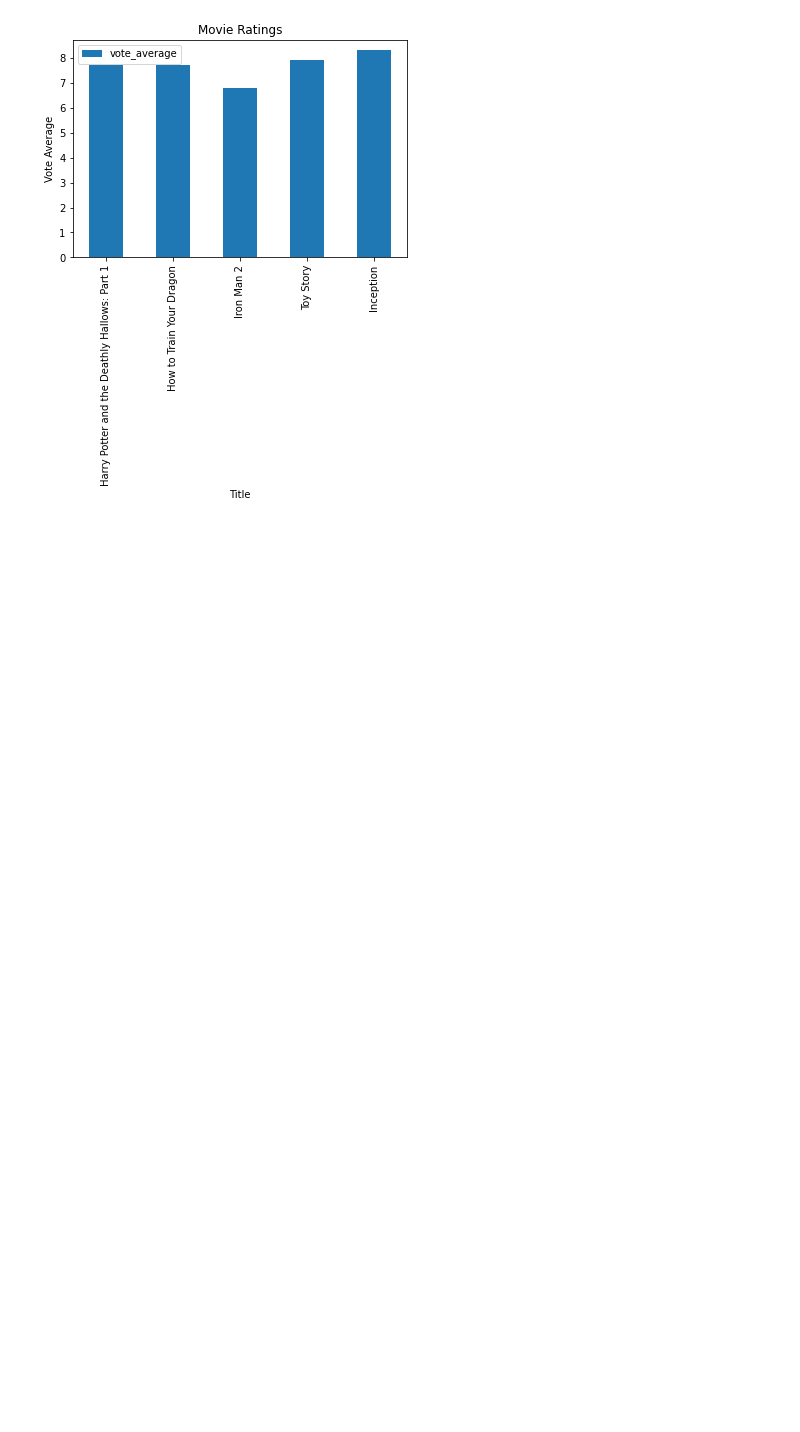
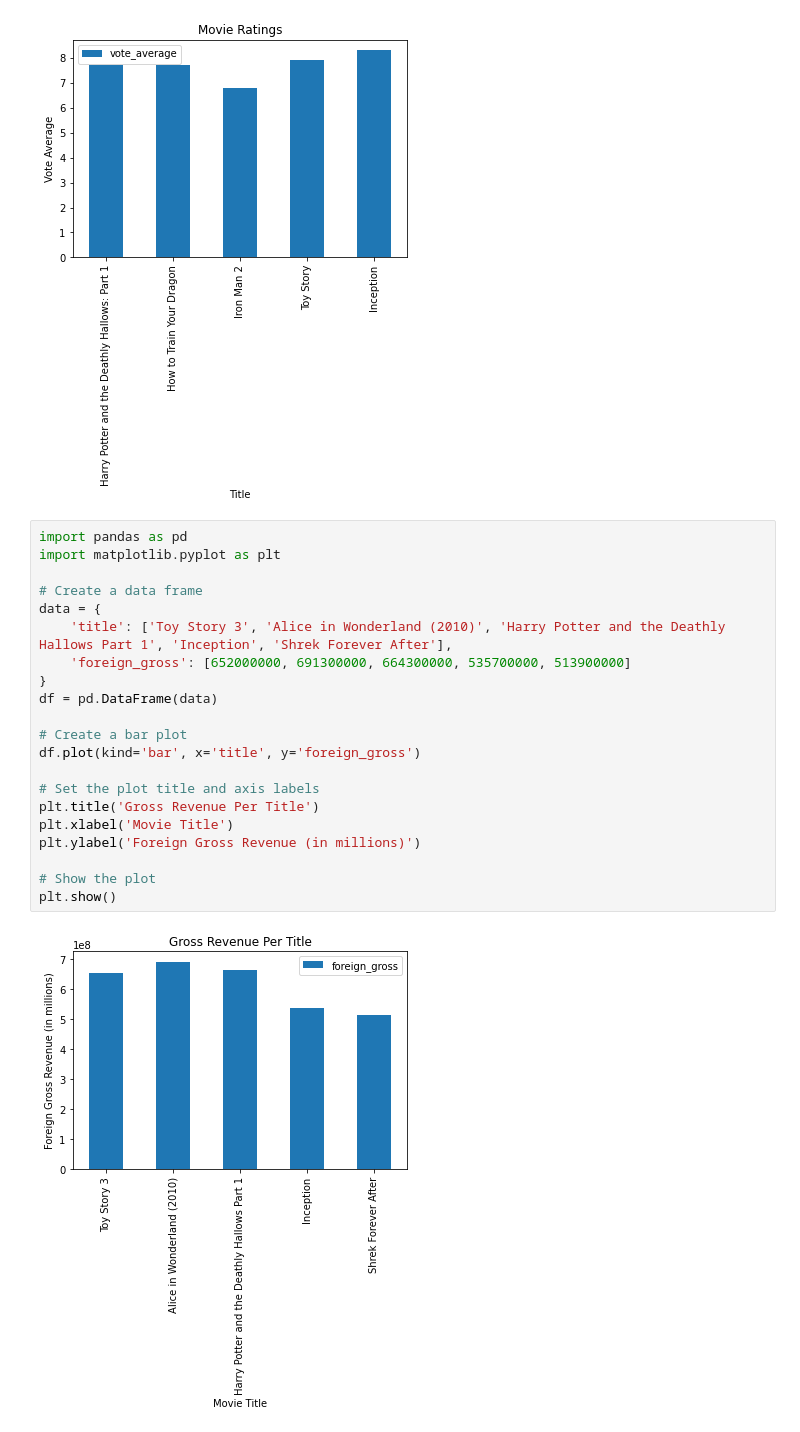
Before and after one commit to KeruboJ/dsc-phase-1-project-v2-4, a Jupyter notebook: student.ipynb, the cells around one changed output. Saved outputs shown, nothing was run; the diff lists cells and outputs as text; blank space fills up the shorter version.

```diff
--- a/student.ipynb
+++ b/student.ipynb
@@ -841,3 +841,26 @@ plt.ylabel('Vote Average')
 plt.show()
 # %% [output]
 [figure]
+# %%
+import pandas as pd
+import matplotlib.pyplot as plt
+
+# Create a data frame
+data = {
+    'title': ['Toy Story 3', 'Alice in Wonderland (2010)', 'Harry Potter and the Deathly Hallows Part 1', 'Inception', 'Shrek Forever After'],
+    'foreign_gross': [652000000, 691300000, 664300000, 535700000, 513900000]
+}
+df = pd.DataFrame(data)
+
+# Create a bar plot
+df.plot(kind='bar', x='title', y='foreign_gross')
+
+# Set the plot title and axis labels
+plt.title('Gross Revenue Per Title')
+plt.xlabel('Movie Title')
+plt.ylabel('Foreign Gross Revenue (in millions)')
+
+# Show the plot
+plt.show()
+# %% [output]
+[figure, added]
```
Also changed, not shown: parts of 1 cell of this notebook.
